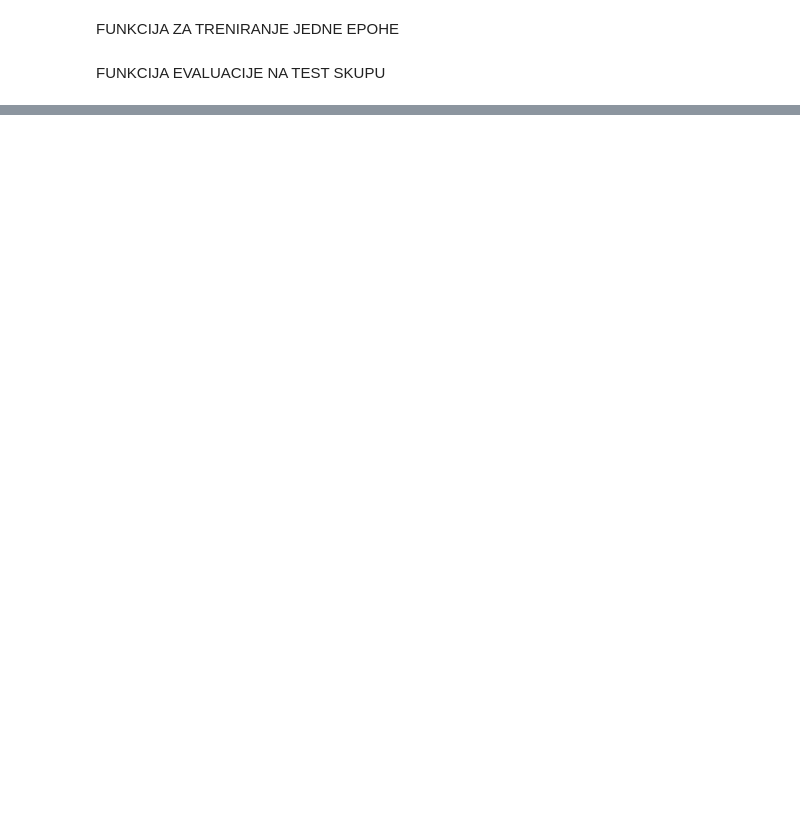
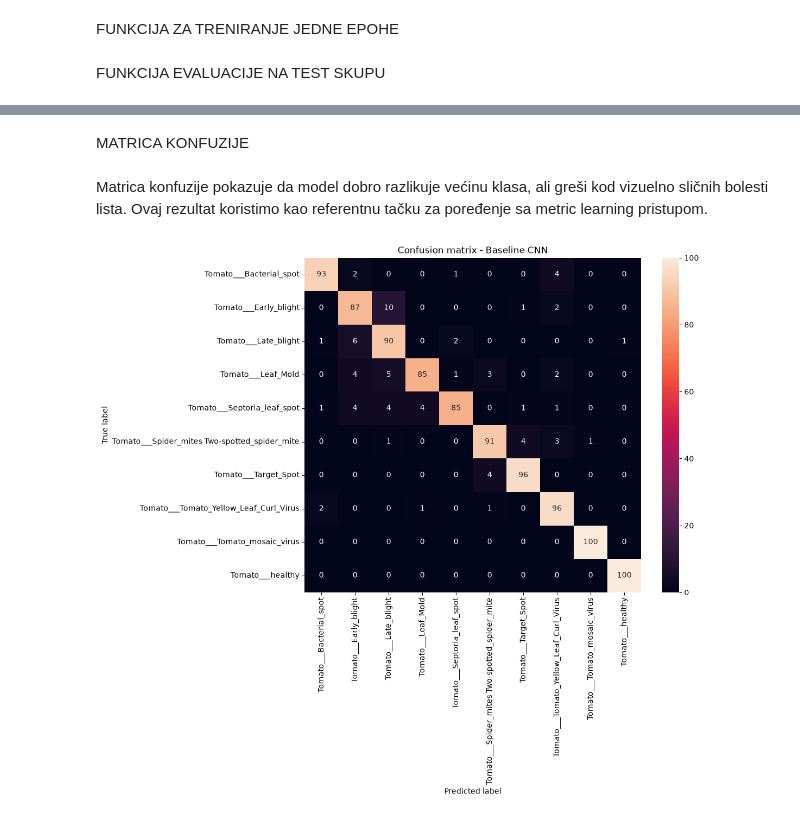
Before and after one commit to majasakovic/ML_projekat, a Jupyter notebook: notebooks/02_baseline_cnn.ipynb, the cells around one changed output, grey strips where cells are left out. Cells and saved outputs as stored; diff of their text form; code cells hidden in the pictures; blank space fills up the shorter version.

```diff
--- a/notebooks/02_baseline_cnn.ipynb
+++ b/notebooks/02_baseline_cnn.ipynb
@@ -255,0 +403,10 @@ def evaluate(model, data_loader, criterion, device):
+# %%
+test_loss, test_acc, y_true, y_pred = evaluate(
+    model,
+    test_loader,
+    criterion,
+    device
+)
+
+print(f"Test loss: {test_loss:.4f}")
+print(f"Test accuracy: {test_acc:.4f}")
@@ -255,0 +443,28 @@ def evaluate(model, data_loader, criterion, device):
+# %% [markdown]
+MATRICA KONFUZIJE
+# %% [markdown]
+Matrica konfuzije pokazuje da model dobro razlikuje većinu klasa, ali greši kod vizuelno sličnih bolesti lista. Ovaj rezultat koristimo kao referentnu tačku za poređenje sa metric learning pristupom.
+# %%
+from sklearn.metrics import confusion_matrix
+import seaborn as sns
+import matplotlib.pyplot as plt
+
+cm = confusion_matrix(y_true, y_pred)
+
+plt.figure(figsize=(10, 8))
+sns.heatmap(
+    cm,
+    annot=True,
+    fmt="d",
+    xticklabels=class_names,
+    yticklabels=class_names
+)
+
+plt.xlabel("Predicted label")
+plt.ylabel("True label")
+plt.title("Confusion matrix - Baseline CNN")
+plt.xticks(rotation=90)
+plt.yticks(rotation=0)
+plt.show()
+# %% [output]
+[figure, added]
```
Also changed, not shown: parts of 18 cells of this notebook.
